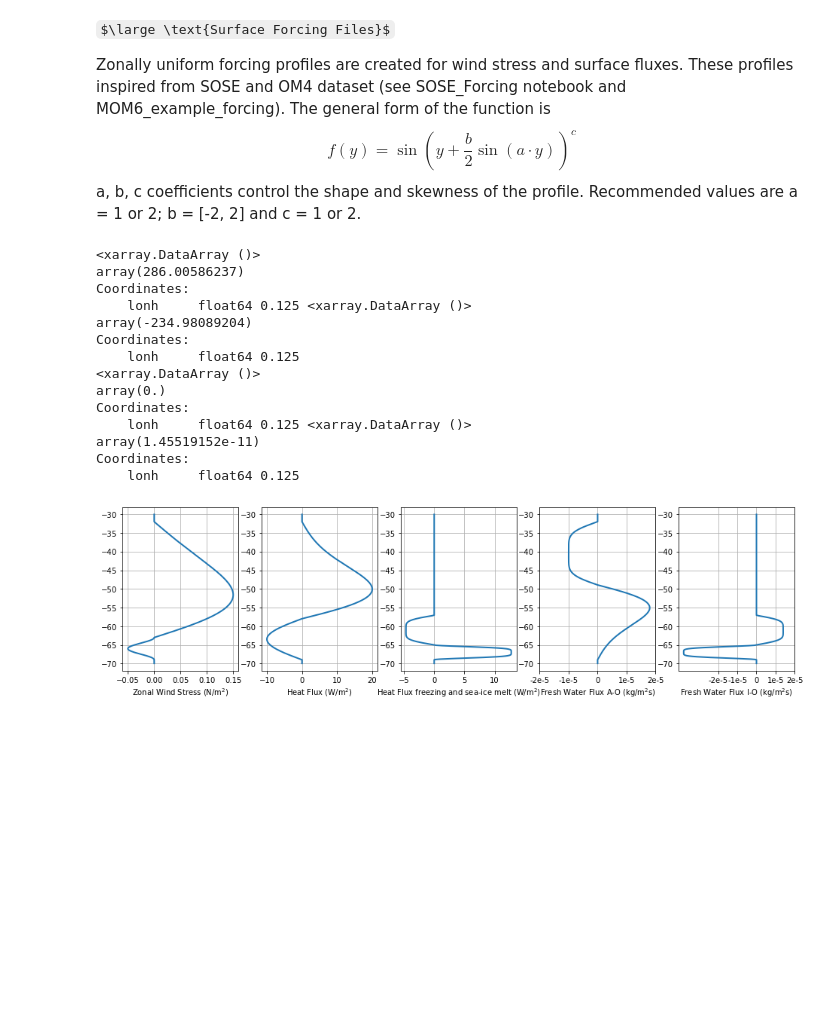
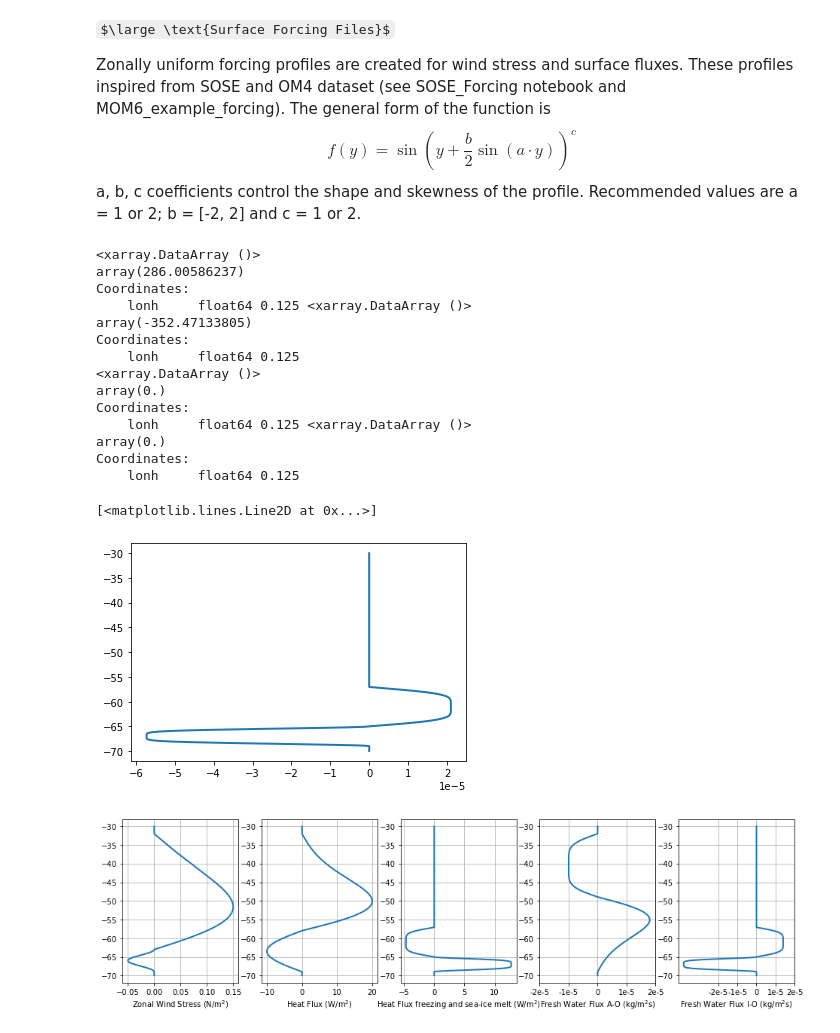
Before and after one commit to hmkhatri/MOM6-Channel-Southern-Ocean, a Jupyter notebook: Notebooks/Input_Files.ipynb, the cells around one changed output. Saved outputs shown, nothing was run; the diff lists cells and outputs as text; code cells hidden in the pictures; some formulas as TeX source; blank space fills up the shorter version.

Commit message:
I-O freshwater flux increased strength

```diff
--- a/Notebooks/Input_Files.ipynb
+++ b/Notebooks/Input_Files.ipynb
@@ -375,7 +375,9 @@ buoyancy['liq_precip'] = infs.calc_forcing_zonaluniform(Y,function='doublesinuso
                                  max_south = Buo_west, a=2., b=1.0, c=1., d=1., e=-1.5, f=1.)
 
 # Flux due to freezing and sea-ice melt
-Buo_east = 1.4e-5; Buo_west = 3.82e-5 # kg/m^2s
+Buo_east = 1.4e-5; Buo_west = 3.82e-5 # kg/m^2s # Original data
+Buo_east = 2.1e-5; Buo_west = 5.73e-5 # Increased strength of I-O flux
+
 Y0 = Y.isel(lonh =0, lath = np.abs(Y.lath.values + 65.0).argmin()).values # Boundary between ACC/ASF
 Lc = Y.isel(lonh =0, lath = np.abs(Y.lath.values + 69.0).argmin()).values # South Zero
 sp_wid = np.max(Y.isel(lonh=0).values) - Y.isel(lonh =0, lath = np.abs(Y.lath.values - np.max(Y.lath.values) + 27.).argmin()).values
@@ -443,14 +445,14 @@ print(int_A_O, int_I_O)
 array(286.00586237)
 Coordinates:
     lonh     float64 0.125 <xarray.DataArray ()>
-array(-234.98089204)
+array(-352.47133805)
 Coordinates:
     lonh     float64 0.125
 <xarray.DataArray ()>
 array(0.)
 Coordinates:
     lonh     float64 0.125 <xarray.DataArray ()>
-array(1.45519152e-11)
+array(0.)
 Coordinates:
     lonh     float64 0.125
 # %%
@@ -509,3 +511,22 @@ buoyancy.to_netcdf('../../MOM6_Channel_Input/buoyancy'+'.nc')
+# %%
+FW_IO = xr.Dataset()
+
+FW_IO['froz_precip'] = buoyancy['froz_precip']
+
+FW_IO = FW_IO.expand_dims({"Time":np.array([0.])})
+
+FW_IO.froz_precip.attrs['standard_name'] = "Frozen runoff flux (positive into the ocean)"
+FW_IO.froz_precip.attrs['units'] = "kg/m2 s"
+FW_IO.froz_precip.attrs['_FillValue'] = -1.e34
+
+FW_IO = FW_IO.transpose('Time','lath','lonh')
+
+FW_IO.to_netcdf('/work/Hemant.Khatri/MOM6_idealised/PEM_ACC/N_75/MOM6_Channel_Input/Res_025/FW_IO'+'.nc')
+# %%
+plt.plot(FW_IO['froz_precip'].isel(lonh=0,Time=0), FW_IO['lath'],lw=2)
+# %% [output]
+[<matplotlib.lines.Line2D at 0x...>]
+[figure, added]
 # %%
 fig = plt.figure(figsize=[16,4])
 
```
Also changed, not shown: parts of 3 cells of this notebook, 1 other file.
